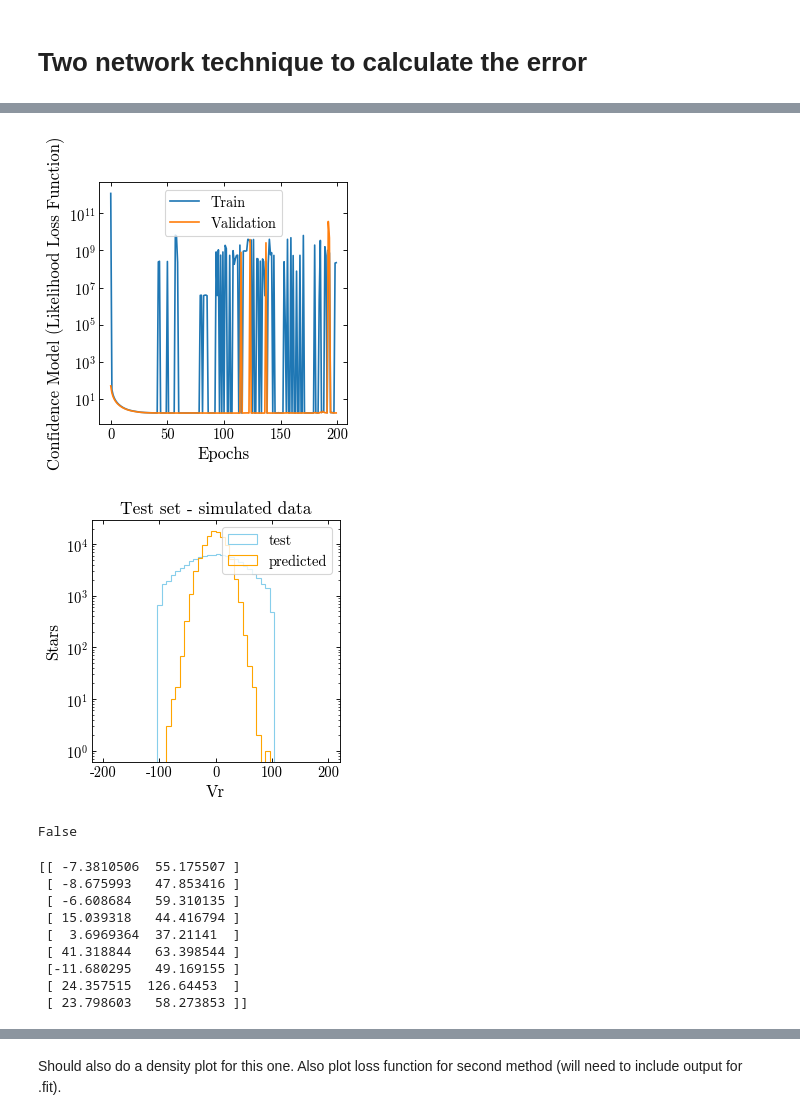
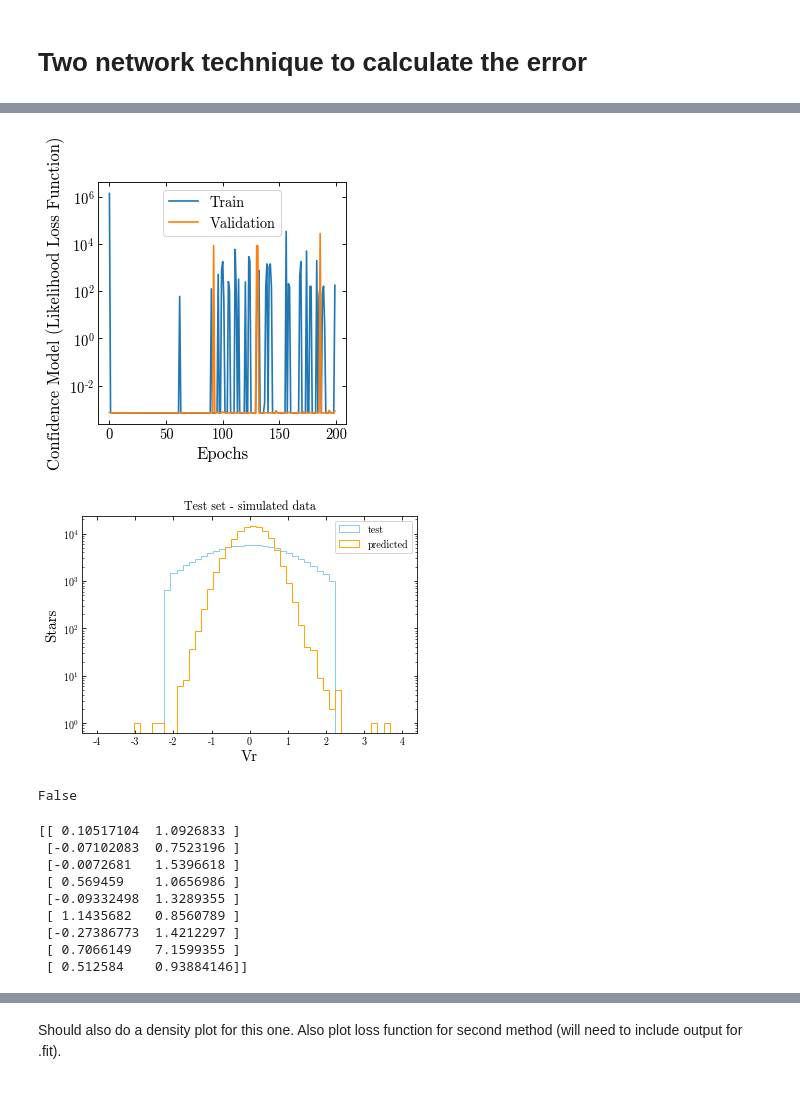
Before and after one commit to adropulic/datax_gaia, a Jupyter notebook: RVTrial3.ipynb, the cells around one changed output, grey strips where cells are left out. Saved outputs shown, nothing was run; the diff lists cells and outputs as text; code cells hidden in the pictures.

```diff
--- a/RVTrial3.ipynb
+++ b/RVTrial3.ipynb
@@ -70,7 +70,7 @@ use_cols = ['l', 'b','parallax','pmra','pmdec']
 # Make the design matrix
 X = data[use_cols].values
 Y = (data['radial_velocity']).values
-#Y = (Y - np.mean(Y))/(np.std(Y))
+Y = (Y - np.mean(Y))/(np.std(Y))
 # %%
 print(X.shape)
 print(Y.shape)
@@ -410,21 +416,21 @@ plt.ylabel('Confidence Model (Likelihood Loss Function)')
 plt.legend(['Train', 'Validation'])
 plt.show()
 # %% [output]
-[figure, old version]
+[figure, new version]
 # %%
 test_preds_2 = CombinedModel.predict(X_test)
 
 plt.figure()
-plt.hist(y_test, bins=50, range=(-100,100), histtype='step', color = 'skyblue', label = 'test' )
-plt.hist(test_preds_2[:,0], bins=50, range=(-100,100), histtype='step',color = 'orange', label = 'predicted')
+plt.hist(y_test, bins=50, range=(-4,4), histtype='step', color = 'skyblue', label = 'test' )
+plt.hist(test_preds_2[:,0], bins=50, range=(-4,4), histtype='step',color = 'orange', label = 'predicted')
 plt.xlabel('Vr')
 plt.ylabel('Stars')
 plt.title('Test set - simulated data')
 plt.yscale('log')
 plt.legend(loc = "upper right")
 plt.show()
 # %% [output]
-[figure, old version]
+[figure, new version]
 # %%
 np.any(np.isinf(test_preds_2[:,1]))
 # %% [output]
@@ -432,15 +438,15 @@ False
 # %%
 print(test_preds_2[1:10,:])
 # %% [output]
-[[ -7.3810506  55.175507 ]
- [ -8.675993   47.853416 ]
- [ -6.608684   59.310135 ]
- [ 15.039318   44.416794 ]
- [  3.6969364  37.21141  ]
- [ 41.318844   63.398544 ]
- [-11.680295   49.169155 ]
- [ 24.357515  126.64453  ]
- [ 23.798603   58.273853 ]]
+[[ 0.10517104  1.0926833 ]
+ [-0.07102083  0.7523196 ]
+ [-0.0072681   1.5396618 ]
+ [ 0.569459    1.0656986 ]
+ [-0.09332498  1.3289355 ]
+ [ 1.1435682   0.8560789 ]
+ [-0.27386773  1.4212297 ]
+ [ 0.7066149   7.1599355 ]
+ [ 0.512584    0.93884146]]
 # %%
 print(test_preds_2[1:50,1])
 plt.scatter(X_test[:,2], test_preds_2[:,1], color = 'red')
```
Also changed, not shown: parts of 10 cells of this notebook, 1 other file.
